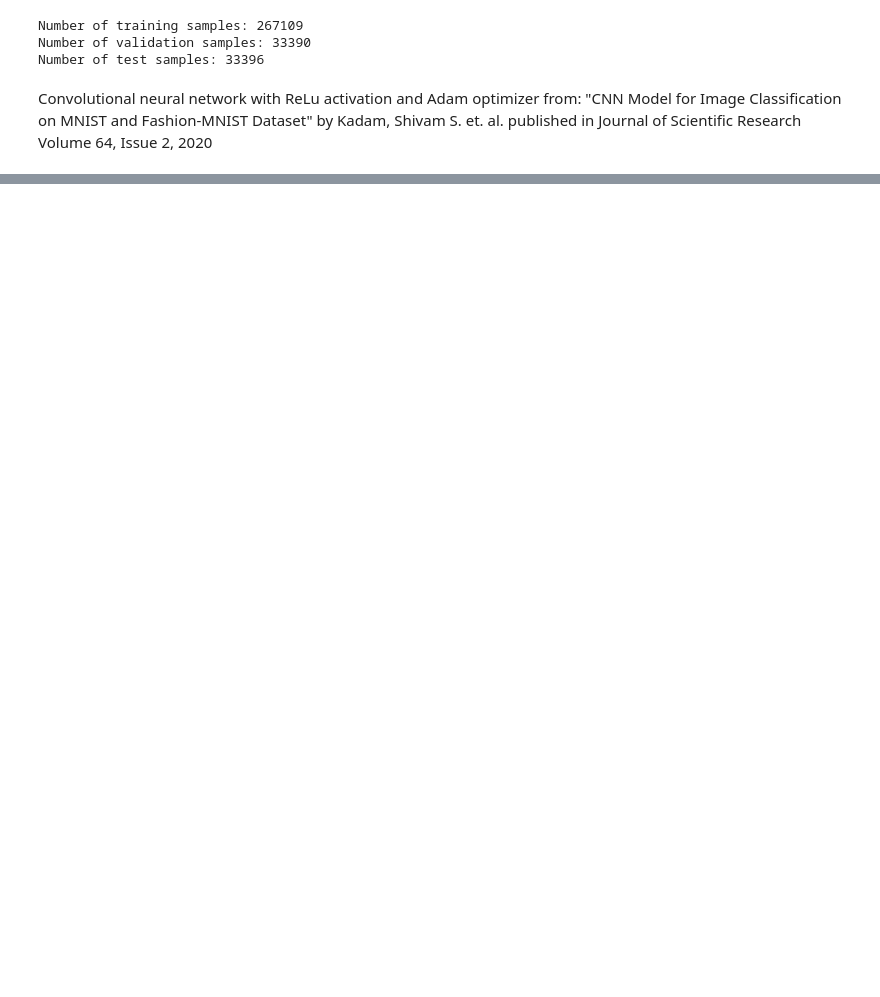
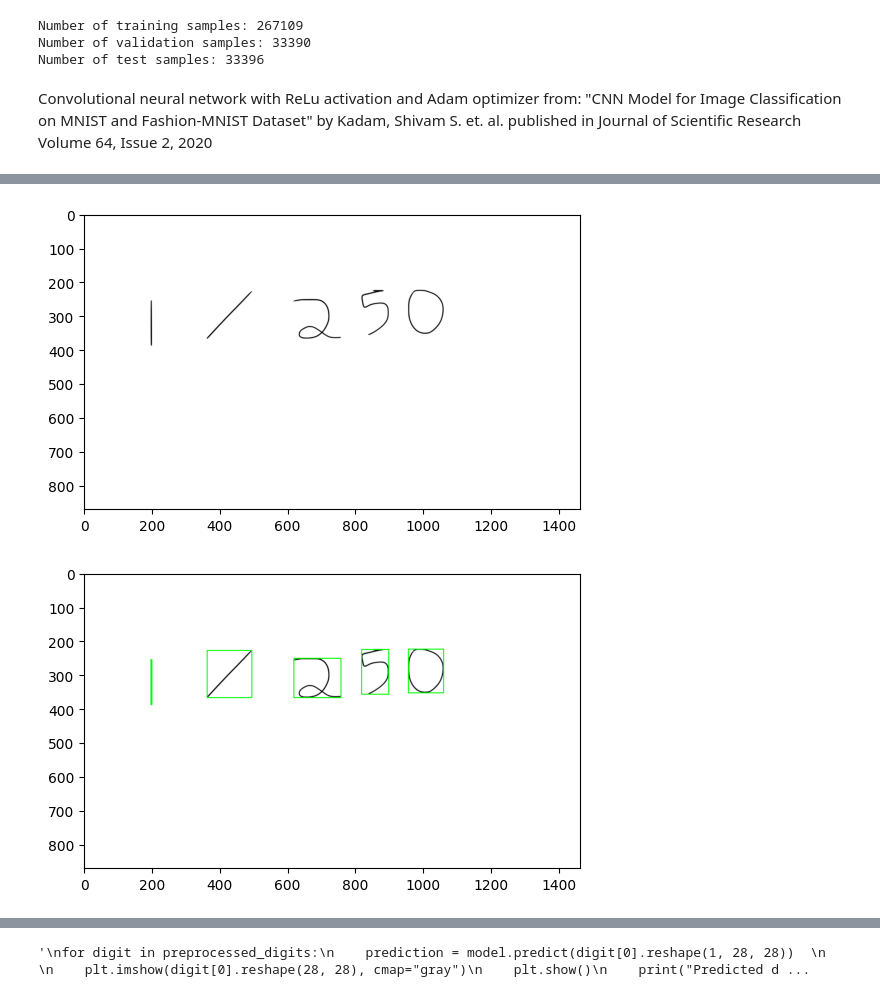
Before and after one commit to ishirgarg/digit_recognition, a Jupyter notebook: expression_classification.ipynb, the cells around one changed output, grey strips where cells are left out. Cells and saved outputs as stored; diff of their text form; code cells hidden in the pictures; blank space fills up the shorter version.

Commit message:
Created expression parser/evaluator

```diff
--- a/expression_classification.ipynb
+++ b/expression_classification.ipynb
@@ -279,0 +280,21 @@ for digit in preprocessed_digits:
+# %%
+img_file_path = './test_expressions/div1.png'
+
+plt.imshow(Image.open(img_file_path), cmap="gray")
+plt.show()
+
+preprocessed_digits = processed_digits(img_file_path, display_bounding_boxes=True)
+print(form_expression(preprocessed_digits))
+
+'''
+for digit in preprocessed_digits:
+    prediction = model.predict(digit[0].reshape(1, 28, 28))
+
+    plt.imshow(digit[0].reshape(28, 28), cmap="gray")
+    plt.show()
+    print("Predicted digit: {}".format(int_to_class(np.argmax(prediction))))
+    print ("Probabilities from neural net: {}".format(prediction))
+'''
+# %% [output]
+[figure, added]
+[figure, added]
@@ -279,0 +307 @@ for digit in preprocessed_digits:
+'\nfor digit in preprocessed_digits:\n    prediction = model.predict(digit[0].reshape(1, 28, 28))  \n    \n    plt.imshow(digit[0].reshape(28, 28), cmap="gray")\n    plt.show()\n    print("Predicted d ...
```
Also changed, not shown: parts of 8 cells of this notebook, 1 other file.
